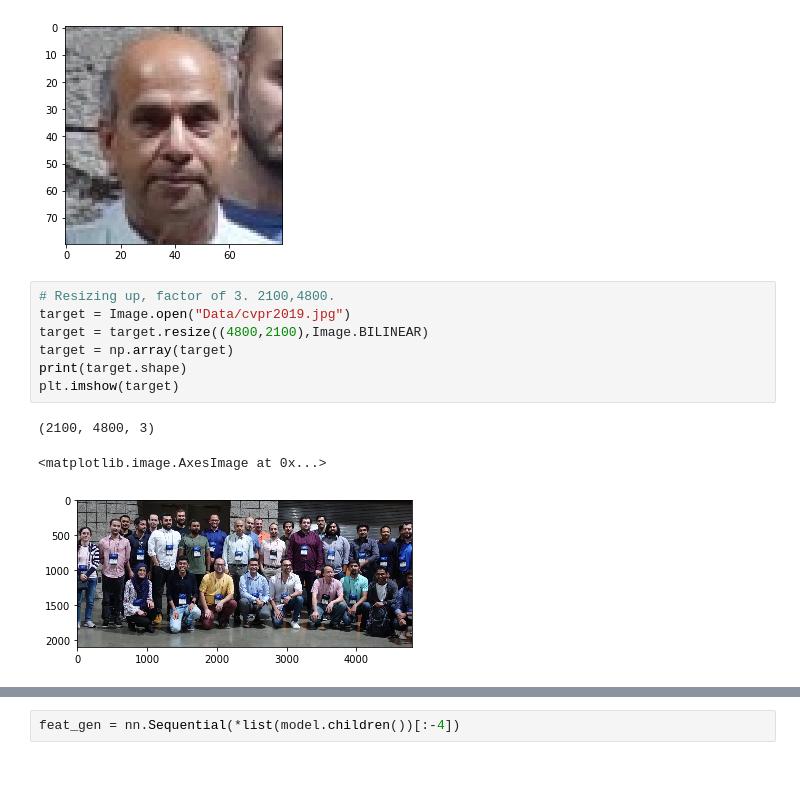
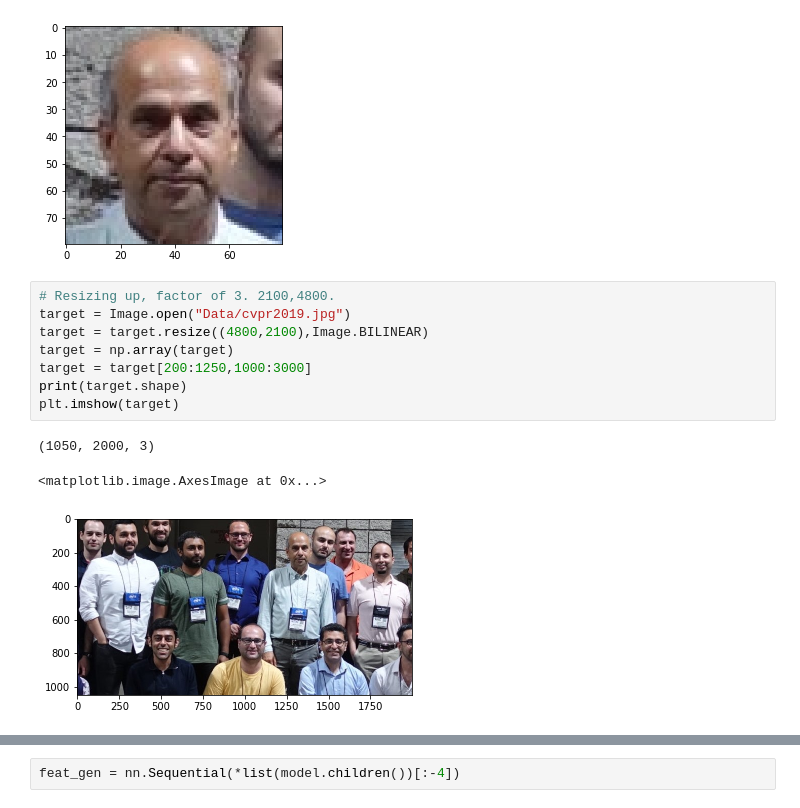
Before and after one commit to AlexTintin/Face_Recognition_CV_Project, a Jupyter notebook: Dugan/VGGFace2-pytorch-master/Untitled.ipynb, the cells around one changed output, grey strips where cells are left out. Cells and saved outputs as stored; diff of their text form; blank space fills up the shorter version.

```diff
--- a/Dugan/VGGFace2-pytorch-master/Untitled.ipynb
+++ b/Dugan/VGGFace2-pytorch-master/Untitled.ipynb
@@ -156,11 +156,12 @@ print(ex.shape)
 # %%
 # Resizing up, factor of 3. 2100,4800.
 target = Image.open("Data/cvpr2019.jpg")
 target = target.resize((4800,2100),Image.BILINEAR)
 target = np.array(target)
+target = target[200:1250,1000:3000]
 print(target.shape)
 plt.imshow(target)
 # %% [output]
-(2100, 4800, 3)
+(1050, 2000, 3)
 <matplotlib.image.AxesImage at 0x...>
-[figure, old version]
+[figure, new version]
```
Also changed, not shown: parts of 5 cells of this notebook.
